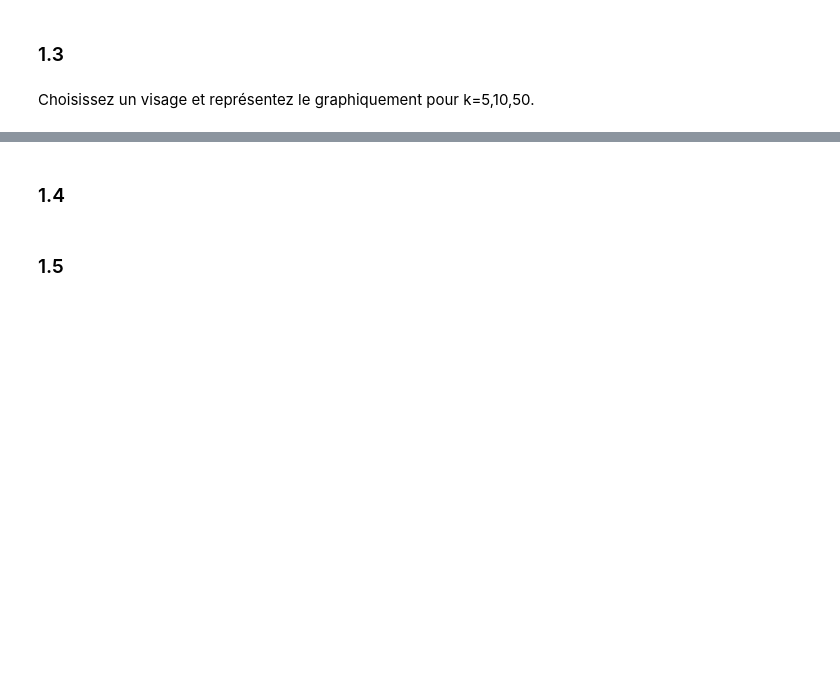
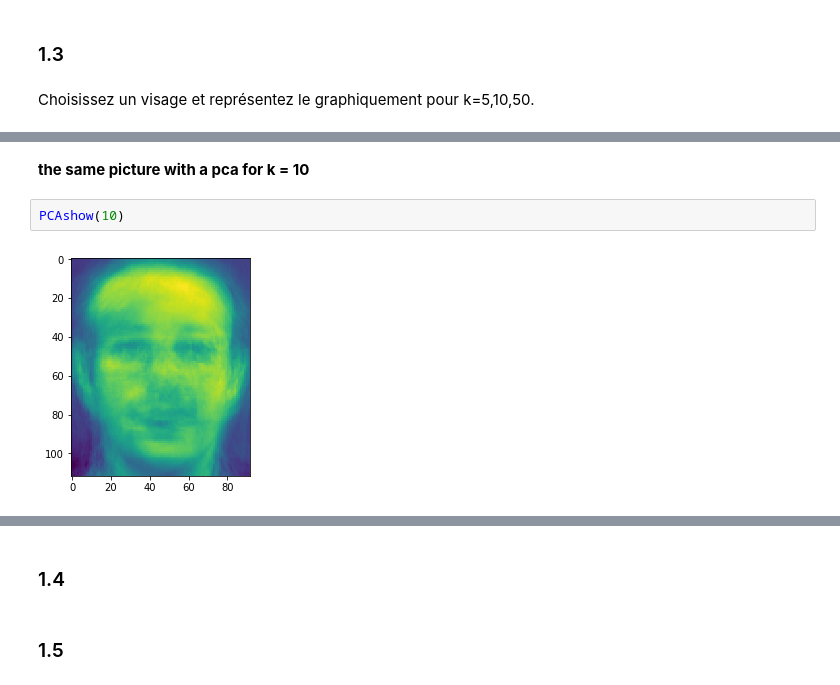
Before and after one commit to Maxabi/Faces-Classificator, a Jupyter notebook: src/exam.ipynb, the cells around one changed output, grey strips where cells are left out. Saved outputs shown, nothing was run; the diff lists cells and outputs as text; blank space fills up the shorter version.

```diff
--- a/src/exam.ipynb
+++ b/src/exam.ipynb
@@ -181,0 +178,6 @@ array([[ 5.42465860e+00, -5.18854691e+00, -7.55573424e+00,
+# %% [markdown]
+**the same picture with a pca for k = 10**
+# %%
+PCAshow(10)
+# %% [output]
+[figure, added]
```
Also changed, not shown: parts of 12 cells of this notebook.
